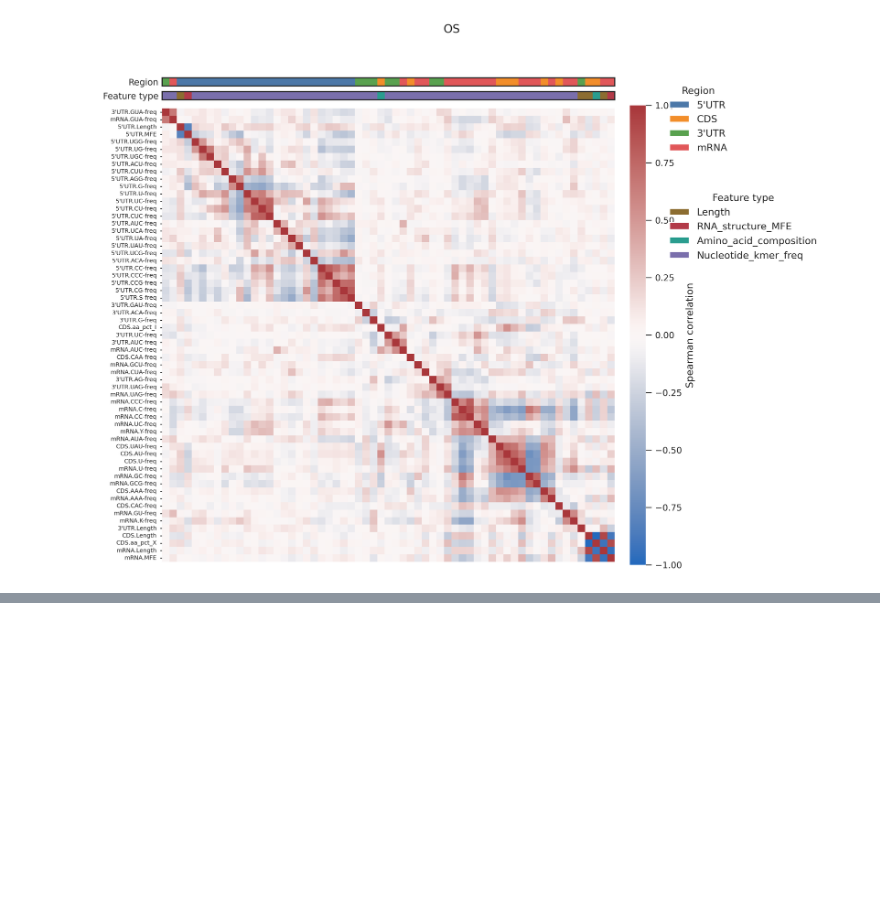
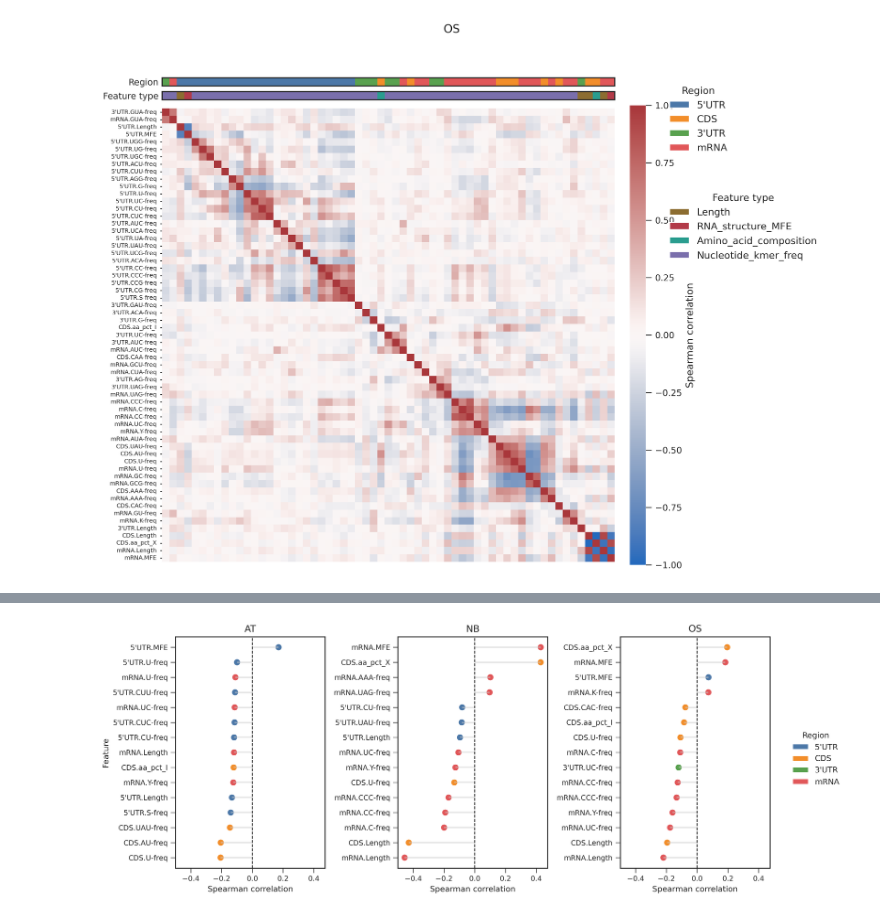
Before and after one commit to ih-11/regression, a Jupyter notebook: notebooks/analysis6_step1.ipynb, the cells around one changed output, grey strips where cells are left out. Cells and saved outputs as stored; diff of their text form; code cells hidden in the pictures; blank space fills up the shorter version.

```diff
--- a/notebooks/analysis6_step1.ipynb
+++ b/notebooks/analysis6_step1.ipynb
@@ -1181,0 +1539,43 @@ for species_key in SPECIES:
+# %%
+# ============================================
+# Candidate feature–PR associations
+# Top continuous associations
+# ============================================
+
+top_n = 15
+
+fig, axes = plt.subplots(1, 3, figsize=(12, 5), dpi=_PLOT_CFG["dpi"], sharex=True)
+
+for ax, species in zip(axes, ["AT", "NB", "OS"]):
+
+    temp = (
+        association_df
+        .loc[association_df["Species"] == species]
+        .sort_values("Abs_r", ascending=False)
+        .head(top_n)
+        .sort_values("Spearman_r")
+    )
+
+    colors = [region_colors[r] for r in temp["Region"]]
+
+    ax.hlines(temp["Feature"], 0, temp["Spearman_r"], color="0.8", lw=1)
+    ax.scatter(temp["Spearman_r"], temp["Feature"], s=45, c=colors)
+
+    ax.axvline(0, color="black", ls="--", lw=1)
+
+    ax.set_title(species)
+    format_axis(
+        ax,
+        xlabel="Spearman correlation",
+        ylabel="Feature" if ax is axes[0] else None,
+    )
+
+region_handles = [Patch(facecolor=c, label=l) for l, c in region_colors.items()]
+
+fig.legend(region_handles, region_colors.keys(), title="Region",
+           frameon=False, loc="center left", bbox_to_anchor=(1.01, 0.5))
+
+plt.tight_layout()
+plt.show()
+# %% [output]
+[figure, added]
```
Also changed, not shown: parts of 6 cells of this notebook.
